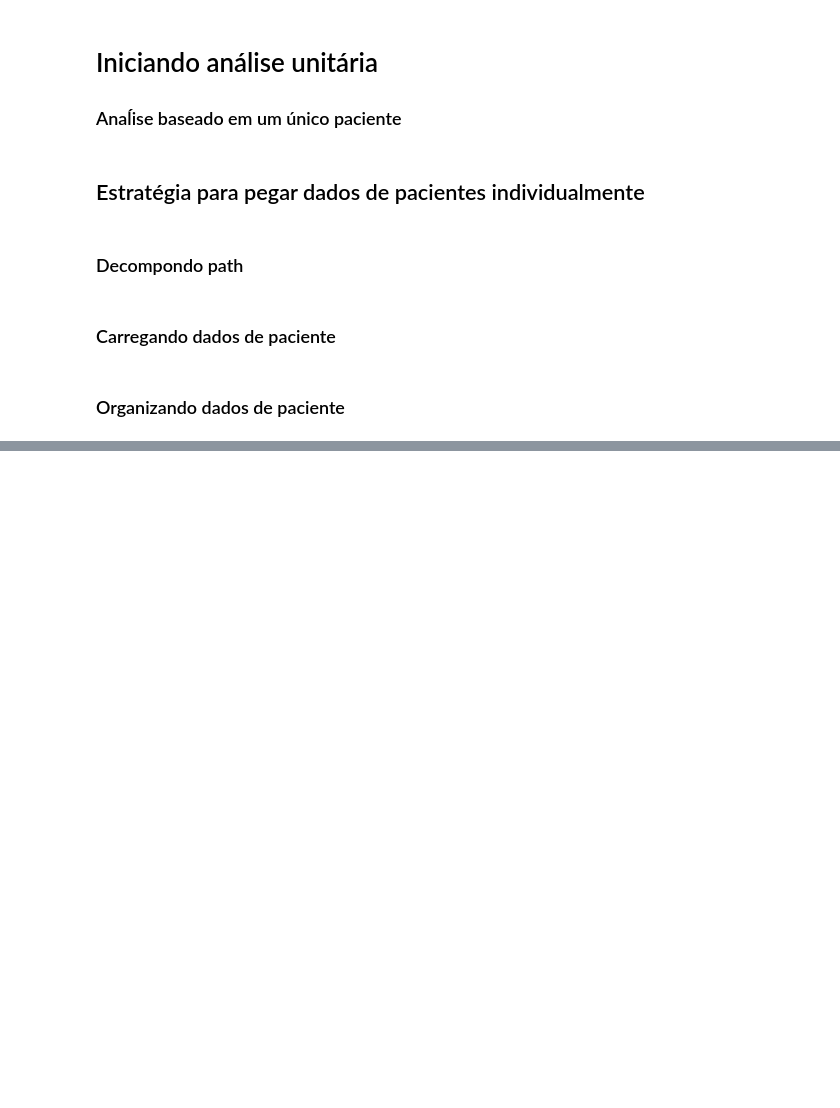
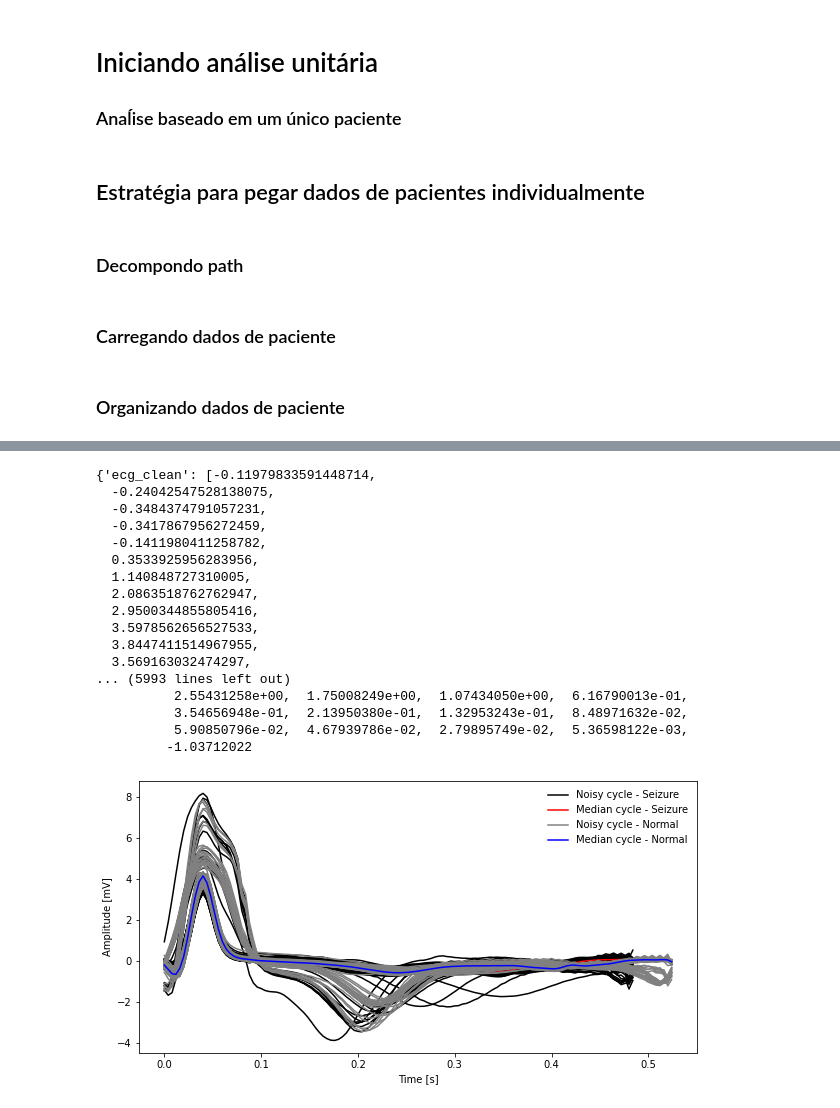
Before and after one commit to davicn/doutorado_ppgee_v2, a Jupyter notebook: src/notebooks/7-analise_unitaria.ipynb, the cells around one changed output, grey strips where cells are left out. Drawn from its saved outputs; the diff is of its cells as text; code cells hidden in the pictures; blank space fills up the shorter version.

```diff
--- a/src/notebooks/7-analise_unitaria.ipynb
+++ b/src/notebooks/7-analise_unitaria.ipynb
@@ -108,0 +246,68 @@ signals[signals['labels']=='yes']
+# %%
+def ecg_pipeline(signal, freq):
+    ecg_pre, ecg_mV, t = ecg_filter(signal,freq)
+    r_peaks, r_peaks_prop = get_rpeaks(ecg_pre,freq)
+    ecg_clean, mCC, cc_modulated = ecg_segmented_beat_modulation_noise_removal(ecg_pre, freq, r_peaks)
+    return {
+        "ecg_clean":ecg_clean,
+        "r_peaks":r_peaks,
+        "mCC":mCC,
+        "cc_modulated":cc_modulated
+        }
+# %%
+ecg1 = ecg_yes.to_numpy()*(-1)
+ecg2 = ecg_not.to_numpy()*(-1)
+
+d1 = ecg_pipeline(ecg1,freq)
+d2 = ecg_pipeline(ecg2,freq)
+
+
+Ts = 1/freq
+
+t_mCC_1 = np.arange(0, len(d1['mCC'])*Ts, Ts)
+t_mCC_2 = np.arange(0, len(d2['mCC'])*Ts, Ts)
+
+
+fig, ax = plt.subplots(1, 1, figsize=[10, 5])
+
+for ii, cc_modulated_ in enumerate(d1['cc_modulated']):
+    if ii == 1:
+        line_legend = "Noisy cycle - Seizure"
+    else:
+        line_legend = None
+    plt.plot(t_mCC_1, cc_modulated_, color='black', label=line_legend)
+plt.plot(t_mCC_1, d1['mCC'], color='red', label="Median cycle - Seizure")
+
+for ii, cc_modulated_ in enumerate(d2['cc_modulated']):
+    if ii == 1:
+        line_legend = "Noisy cycle - Normal"
+    else:
+        line_legend = None
+    plt.plot(t_mCC_2, cc_modulated_, color='gray', label=line_legend)
+plt.plot(t_mCC_2, d2['mCC'], color='blue', label="Median cycle - Normal")
+
+ax.set_xlabel("Time [s]")
+ax.set_ylabel("Amplitude [mV]")
+# ax.set_ylim([-0.75, 1.25])
+ax.legend(frameon=False)
+
+d1
+# %% [output]
+{'ecg_clean': [-0.11979833591448714,
+  -0.24042547528138075,
+  -0.3484374791057231,
+  -0.3417867956272459,
+  -0.1411980411258782,
+  0.3533925956283956,
+  1.140848727310005,
+  2.0863518762762947,
+  2.9500344855805416,
+  3.5978562656527533,
+  3.8447411514967955,
+  3.569163032474297,
+... (5993 lines left out)
+          2.55431258e+00,  1.75008249e+00,  1.07434050e+00,  6.16790013e-01,
+          3.54656948e-01,  2.13950380e-01,  1.32953243e-01,  8.48971632e-02,
+          5.90850796e-02,  4.67939786e-02,  2.79895749e-02,  5.36598122e-03,
+         -1.03712022
+[figure, added]
```
Also changed, not shown: parts of 10 cells of this notebook, 1 other file.
